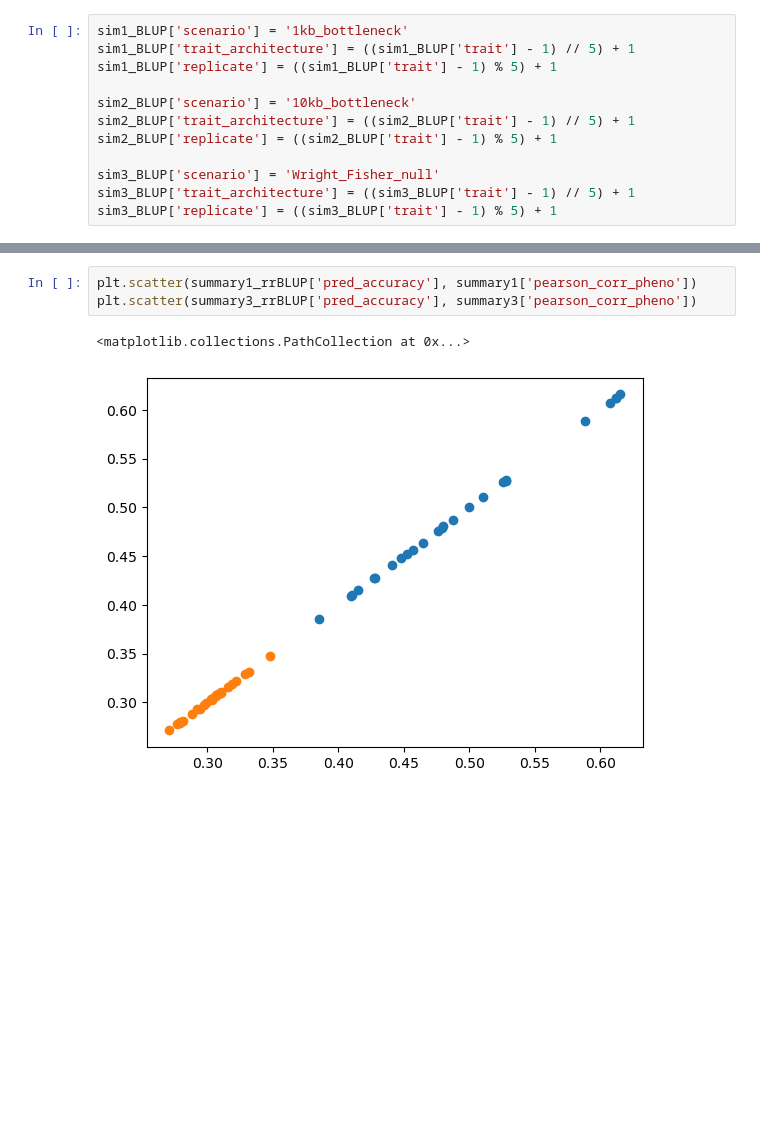
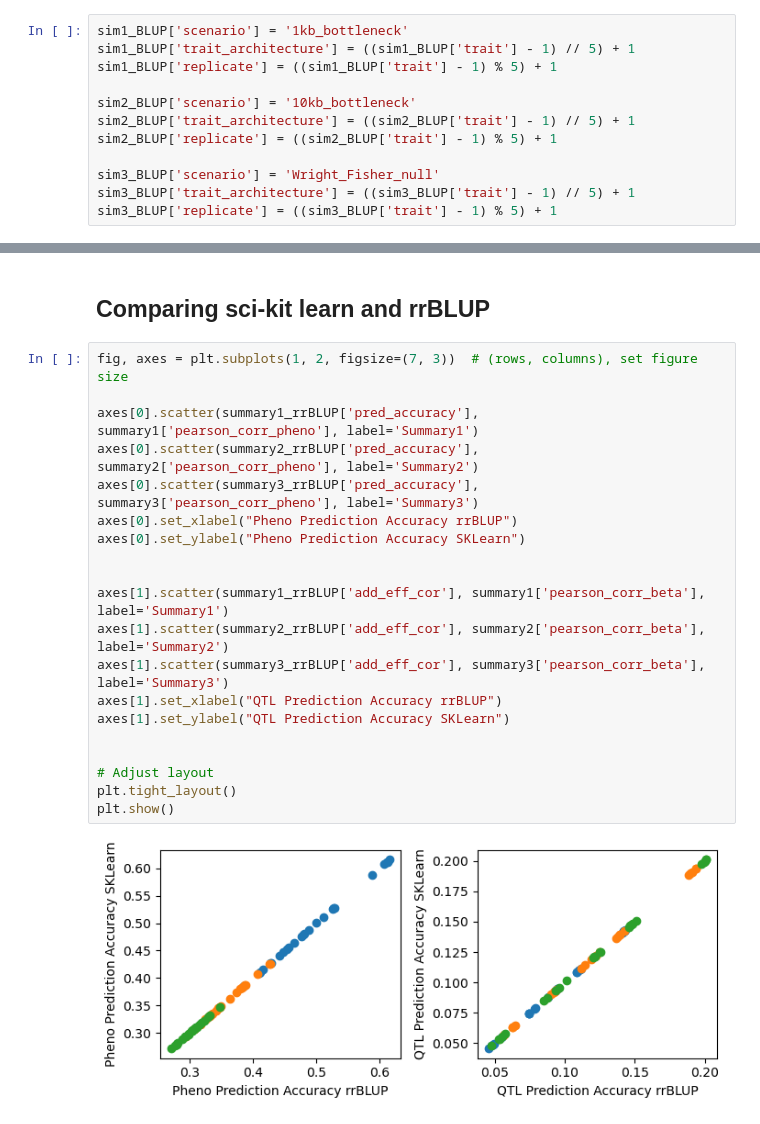
Before and after one commit to Arcadia-Science/2025-epistasis-dl-quantgen, a Jupyter notebook: workflow_sims/plot_linear_summary.ipynb, the cells around one changed output, grey strips where cells are left out. Drawn from its saved outputs; the diff is of its cells as text; blank space fills up the shorter version.

```diff
--- a/workflow_sims/plot_linear_summary.ipynb
+++ b/workflow_sims/plot_linear_summary.ipynb
@@ -165,6 +168,24 @@ gsum.map_dataframe(sns.boxplot, x="trait_architecture", y="lambda")
-# %%
-plt.scatter(summary1_rrBLUP['pred_accuracy'], summary1['pearson_corr_pheno'])
-plt.scatter(summary3_rrBLUP['pred_accuracy'], summary3['pearson_corr_pheno'])
-# %% [output]
-<matplotlib.collections.PathCollection at 0x...>
-[figure, removed]
+# %% [markdown]
+## Comparing sci-kit learn and rrBLUP
+# %%
+fig, axes = plt.subplots(1, 2, figsize=(7, 3))  # (rows, columns), set figure size
+
+axes[0].scatter(summary1_rrBLUP['pred_accuracy'], summary1['pearson_corr_pheno'], label='Summary1')
+axes[0].scatter(summary2_rrBLUP['pred_accuracy'], summary2['pearson_corr_pheno'], label='Summary2')
+axes[0].scatter(summary3_rrBLUP['pred_accuracy'], summary3['pearson_corr_pheno'], label='Summary3')
+axes[0].set_xlabel("Pheno Prediction Accuracy rrBLUP")
+axes[0].set_ylabel("Pheno Prediction Accuracy SKLearn")
+
+
+axes[1].scatter(summary1_rrBLUP['add_eff_cor'], summary1['pearson_corr_beta'], label='Summary1')
+axes[1].scatter(summary2_rrBLUP['add_eff_cor'], summary2['pearson_corr_beta'], label='Summary2')
+axes[1].scatter(summary3_rrBLUP['add_eff_cor'], summary3['pearson_corr_beta'], label='Summary3')
+axes[1].set_xlabel("QTL Prediction Accuracy rrBLUP")
+axes[1].set_ylabel("QTL Prediction Accuracy SKLearn")
+
+
+# Adjust layout
+plt.tight_layout()
+plt.show()
+# %% [output]
+[figure, added]
```
Also changed, not shown: parts of 13 cells of this notebook, 3 other files.
